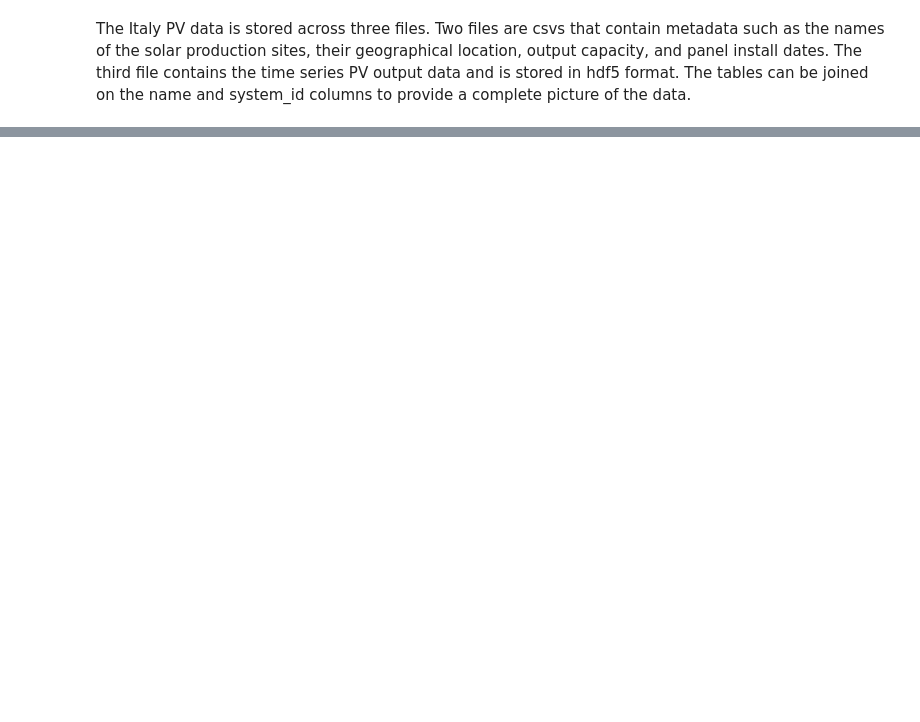
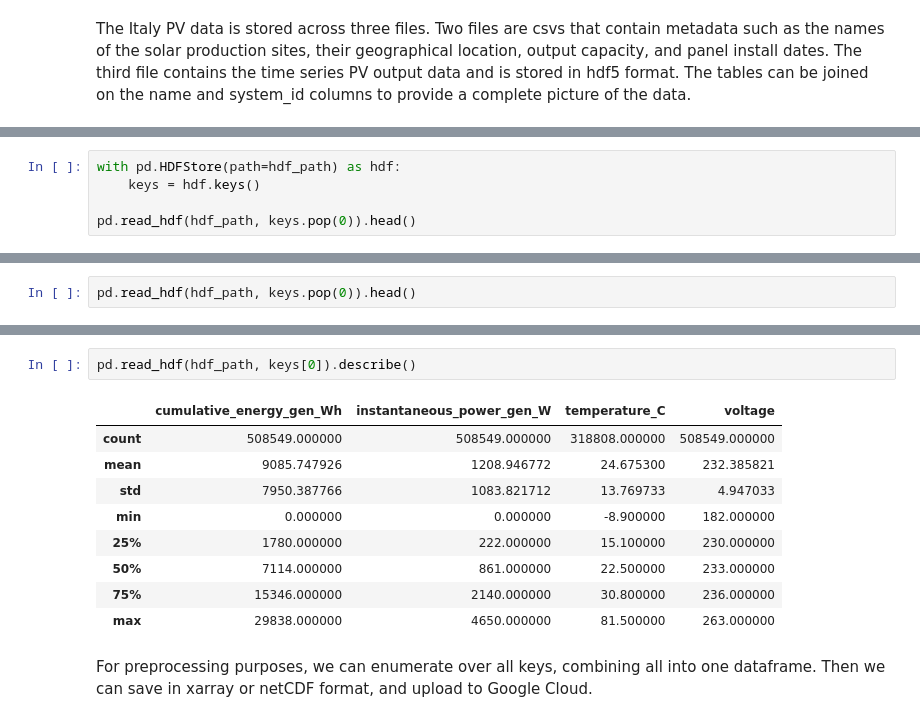
Before and after one commit to WAT-ai/open-climate-fix-project, a Jupyter notebook: eda/pv_eda.ipynb, the cells around one changed output, grey strips where cells are left out. Cells and saved outputs as stored; diff of their text form; blank space fills up the shorter version.

```diff
--- a/eda/pv_eda.ipynb
+++ b/eda/pv_eda.ipynb
@@ -15,0 +22,5 @@ The hdf file contains 436 unique keys, mostly representing PV system IDs. There
+# %%
+with pd.HDFStore(path=hdf_path) as hdf:
+    keys = hdf.keys()
+
+pd.read_hdf(hdf_path, keys.pop(0)).head()
@@ -15,0 +37,2 @@ The hdf file contains 436 unique keys, mostly representing PV system IDs. There
+# %%
+pd.read_hdf(hdf_path, keys.pop(0)).head()
@@ -16 +165,15 @@ The hdf file contains 436 unique keys, mostly representing PV system IDs. There
+# %%
+pd.read_hdf(hdf_path, keys[0]).describe()
+# %% [output]
+|  | cumulative_energy_gen_Wh | instantaneous_power_gen_W | temperature_C | voltage |
+| count | 508549.000000 | 508549.000000 | 318808.000000 | 508549.000000 |
+| mean | 9085.747926 | 1208.946772 | 24.675300 | 232.385821 |
+| std | 7950.387766 | 1083.821712 | 13.769733 | 4.947033 |
+| min | 0.000000 | 0.000000 | -8.900000 | 182.000000 |
+| 25% | 1780.000000 | 222.000000 | 15.100000 | 230.000000 |
+| 50% | 7114.000000 | 861.000000 | 22.500000 | 233.000000 |
+| 75% | 15346.000000 | 2140.000000 | 30.800000 | 236.000000 |
+| max | 29838.000000 | 4650.000000 | 81.500000 | 263.000000 |
+# %% [markdown]
+For preprocessing purposes, we can enumerate over all keys, combining all into one dataframe. Then we can save in xarray or netCDF format, and upload to Google Cloud.
 # %%
```
Also changed, not shown: parts of 21 cells of this notebook, 1 other file.
